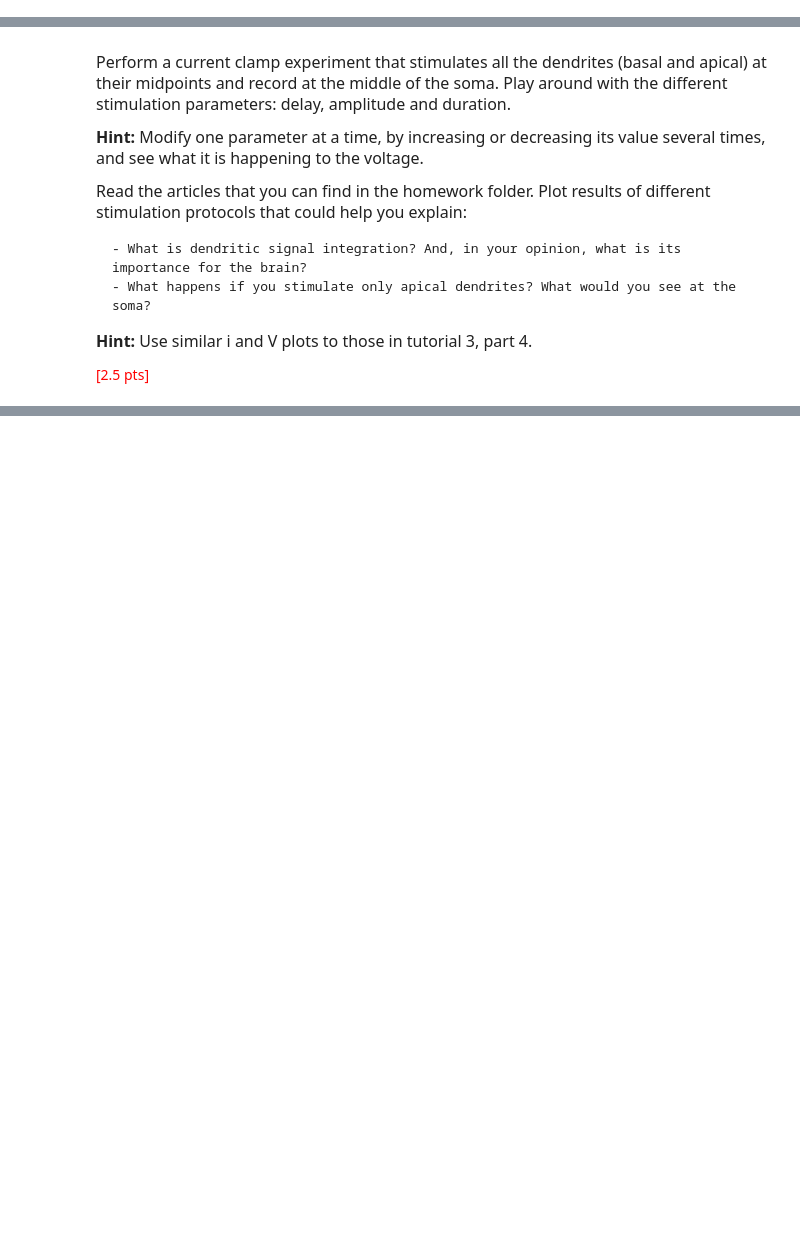
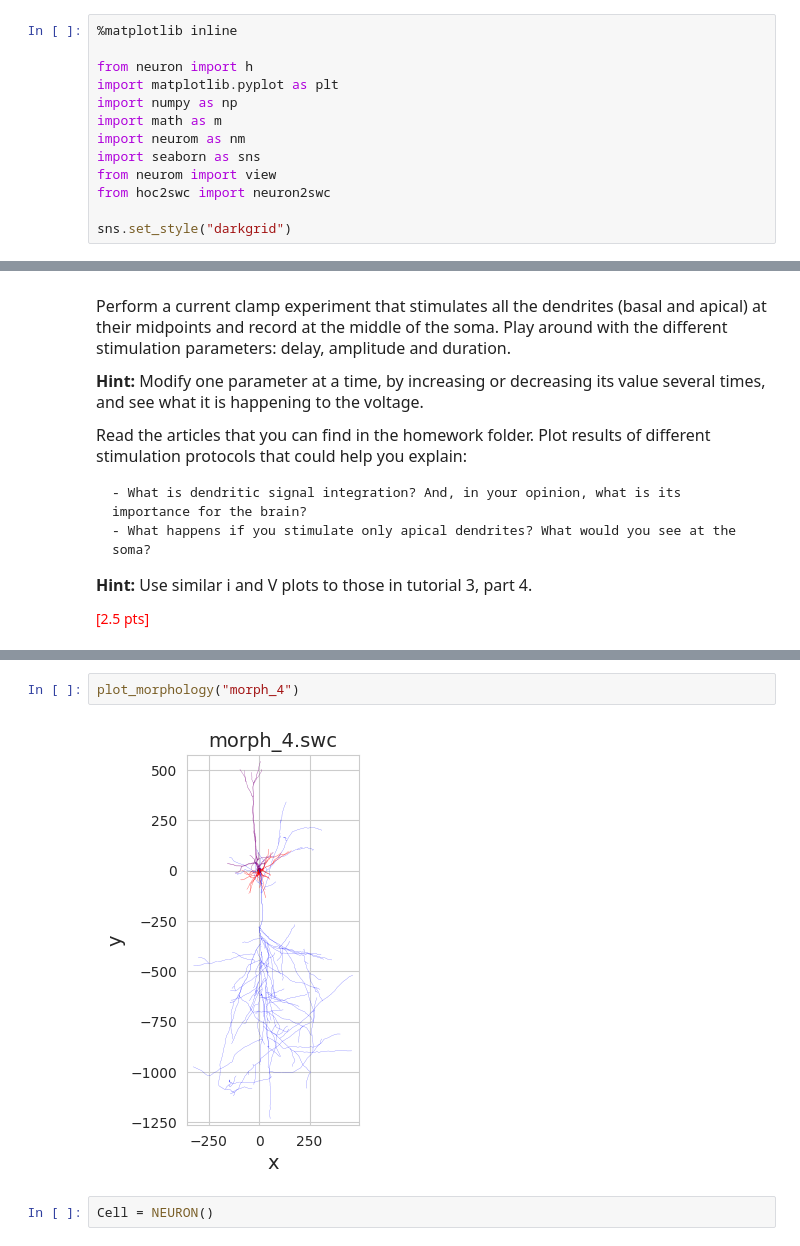
Before and after one commit to ejayromero/biophysics-NX-450, a Jupyter notebook: Week_5/Week5_HomeWork.ipynb, the cells around one changed output, grey strips where cells are left out. Cells and saved outputs as stored; diff of their text form; blank space fills up the shorter version.

```diff
--- a/Week_5/Week5_HomeWork.ipynb
+++ b/Week_5/Week5_HomeWork.ipynb
@@ -10,5 +10,18 @@
 
 __IMPORTANT:__<font size = "3"> Exercises in <font color='red'>red</font> are mandatory assignements to be delivered by next Monday before 23:59.
+# %%
+%matplotlib inline
+
+from neuron import h
+import matplotlib.pyplot as plt
+import numpy as np
+import math as m
+import neurom as nm
+import seaborn as sns
+from neurom import view
+from hoc2swc import neuron2swc
+
+sns.set_style("darkgrid")
 # %% [markdown]
 # <font color= 'red'>Ex 1:</font> Attenuation.
 
@@ -55,0 +256,6 @@ __IMPORTANT:__<font size = "3"> Exercises in <font color='red'>red</font> are ma
+# %%
+plot_morphology("morph_4")
+# %% [output]
+[figure, added]
+# %%
+Cell = NEURON()
```
Also changed, not shown: parts of 21 cells of this notebook.
